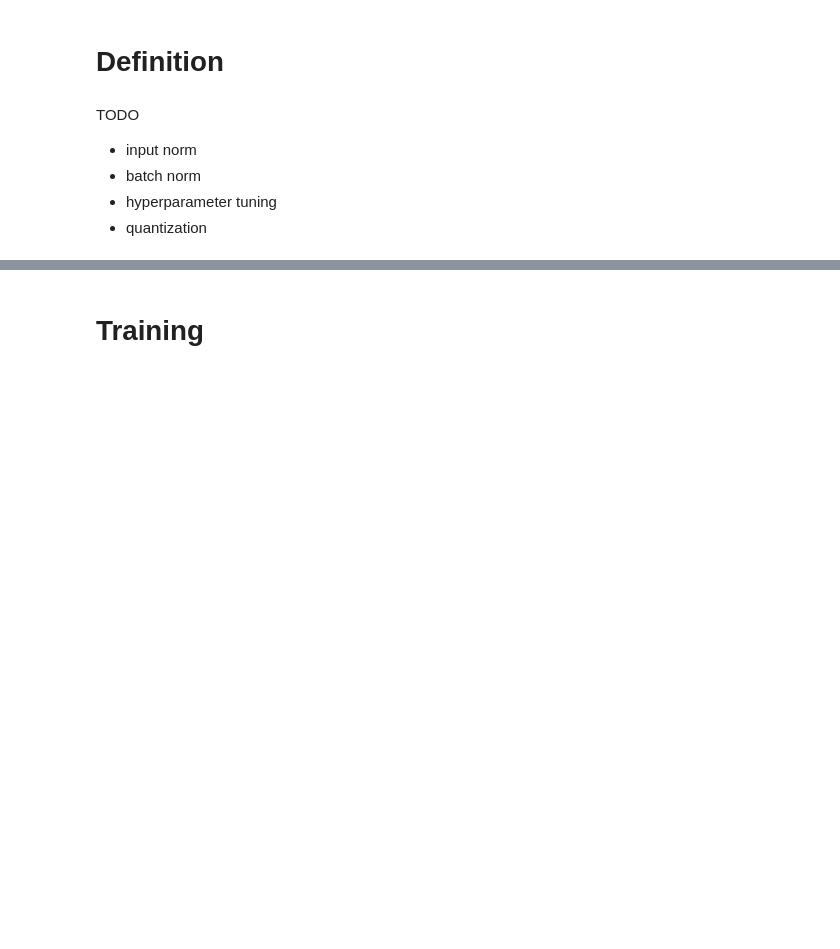
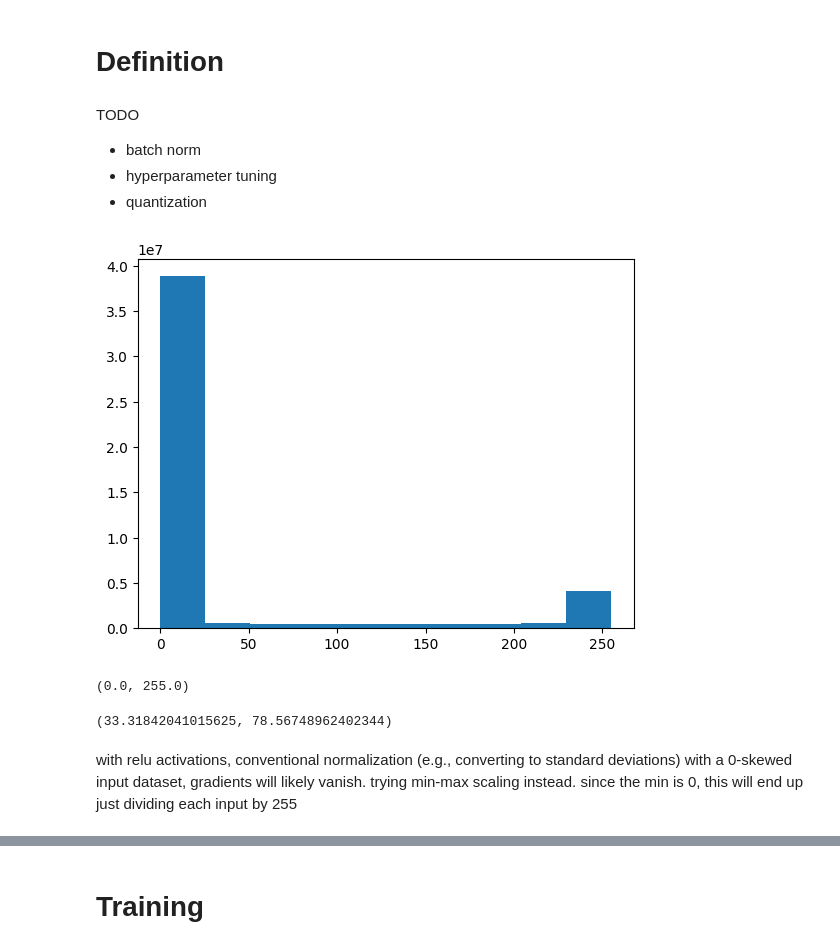
Before and after one commit to mr-brobot/mnist, a Jupyter notebook: nbs/torch/mlp.ipynb, the cells around one changed output, grey strips where cells are left out. Drawn from its saved outputs; the diff is of its cells as text; code cells hidden in the pictures; blank space fills up the shorter version.

Commit message:
feat(mlp): min-max scaling

```diff
--- a/nbs/torch/mlp.ipynb
+++ b/nbs/torch/mlp.ipynb
@@ -70,7 +89,33 @@ plt.show()
 # Definition
 # %% [markdown]
 TODO
-- input norm
 - batch norm
 - hyperparameter tuning
 - quantization
+# %%
+X_train = train_ds.dataset.data.float()
+# %%
+from matplotlib import pyplot as plt
+
+plt.hist(X_train.flatten())
+
+plt.show()
+# %% [output]
+[figure, added]
+# %%
+min = X_train.min().item()
+max = X_train.max().item()
+
+min, max
+# %% [output]
+(0.0, 255.0)
+# %%
+mean = X_train.mean().item()
+
+std = X_train.std().item()
+
+mean, std
+# %% [output]
+(33.31842041015625, 78.56748962402344)
+# %% [markdown]
+with relu activations, conventional normalization (e.g., converting to standard deviations) with a 0-skewed input dataset, gradients will likely vanish. trying min-max scaling instead. since the min is 0, this will end up just dividing each input by 255
```
Also changed, not shown: parts of 14 cells of this notebook.
